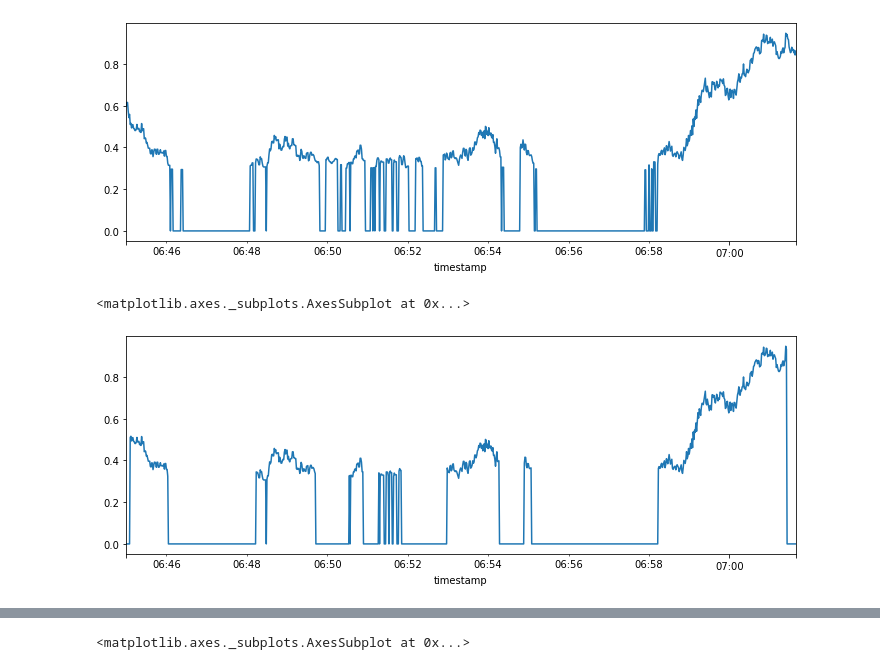
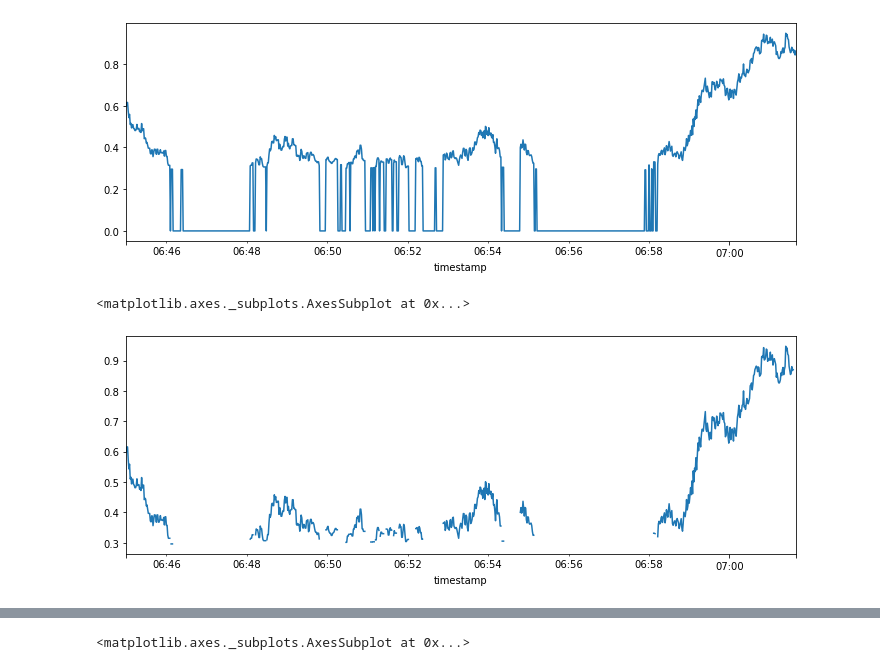
Before and after one commit to TrentonBush/turbulence_spectra, a Jupyter notebook: notebooks/08_cup_data_cleaning.ipynb, the cells around one changed output, grey strips where cells are left out. Drawn from its saved outputs; the diff is of its cells as text; code cells hidden in the pictures.

```diff
--- a/notebooks/08_cup_data_cleaning.ipynb
+++ b/notebooks/08_cup_data_cleaning.ipynb
@@ -335,7 +510,7 @@ onehz['Cup_WS_C1_130m'].hist(bins=100, range=(0,0.4), log=True)
 # %% [markdown]
 The problem is that values *juuust* above that threshold are left alone, creating false spikes that appear in my spike detector by the hundreds. This could be solved by labeling data and making a classifier, but in this dataset there are so few true positives (less than 10) that it's easier to just tinker by hand.
 # %%
-def remove_floor_spikes(series, window_seconds=29, thresh=21):
+def remove_floor_spikes(series, window_seconds=9, thresh=4):
     """make an indicator series: 1 where at least 'thresh' values are nonzero, 0 elsewhere.
     Then multiply input series by indicator series (map failures to 0)"""
     not_zero = series != 0
@@ -348,7 +525,7 @@ test.plot(figsize=(12,4))
 <matplotlib.axes._subplots.AxesSubplot at 0x...>
 [figure]
 # %%
-remove_floor_spikes(test, window_seconds=29, thresh=21).plot(figsize=(12,4))
+remove_floor_spikes(test, window_seconds=9, thresh=4).replace(0, np.nan).plot(figsize=(12,4))
 # %% [output]
 <matplotlib.axes._subplots.AxesSubplot at 0x...>
-[figure, old version]
+[figure, new version]
```
Also changed, not shown: parts of 53 cells of this notebook, 2 other files.
